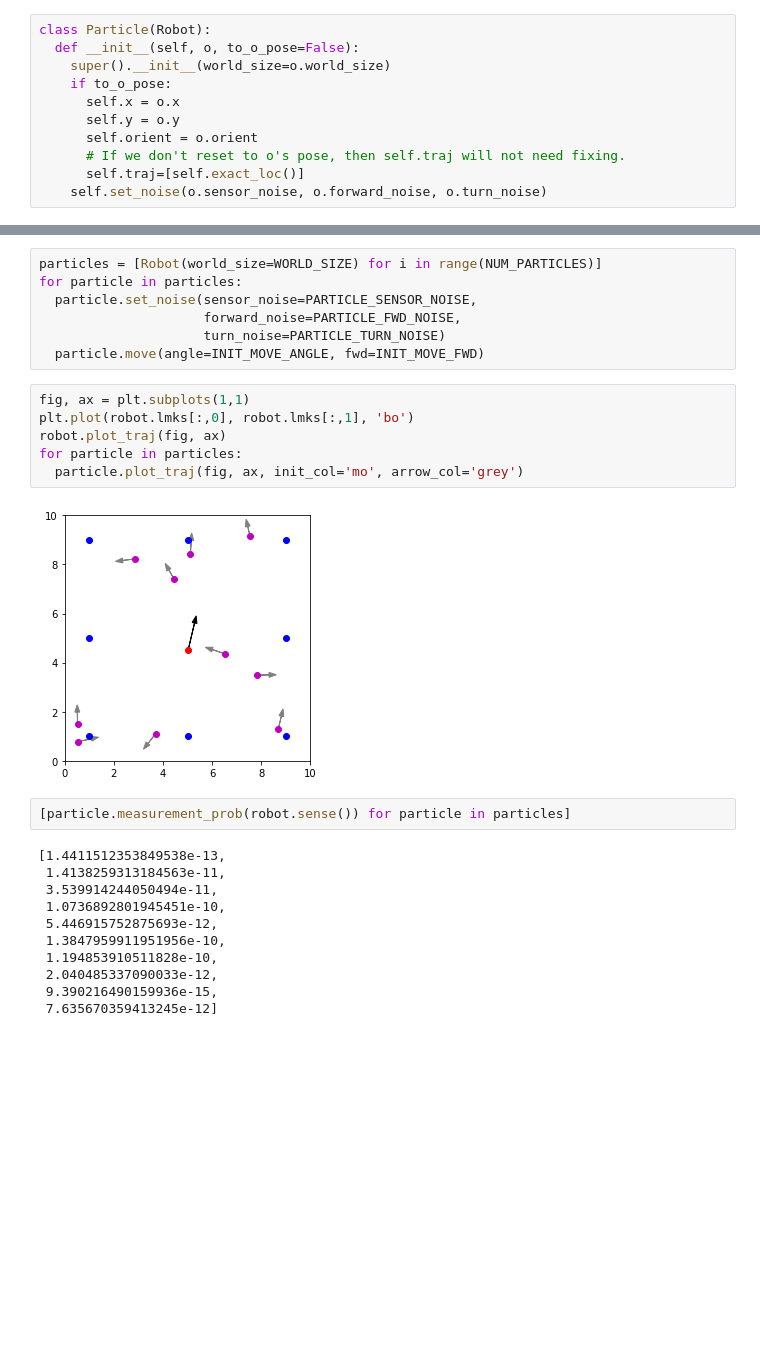
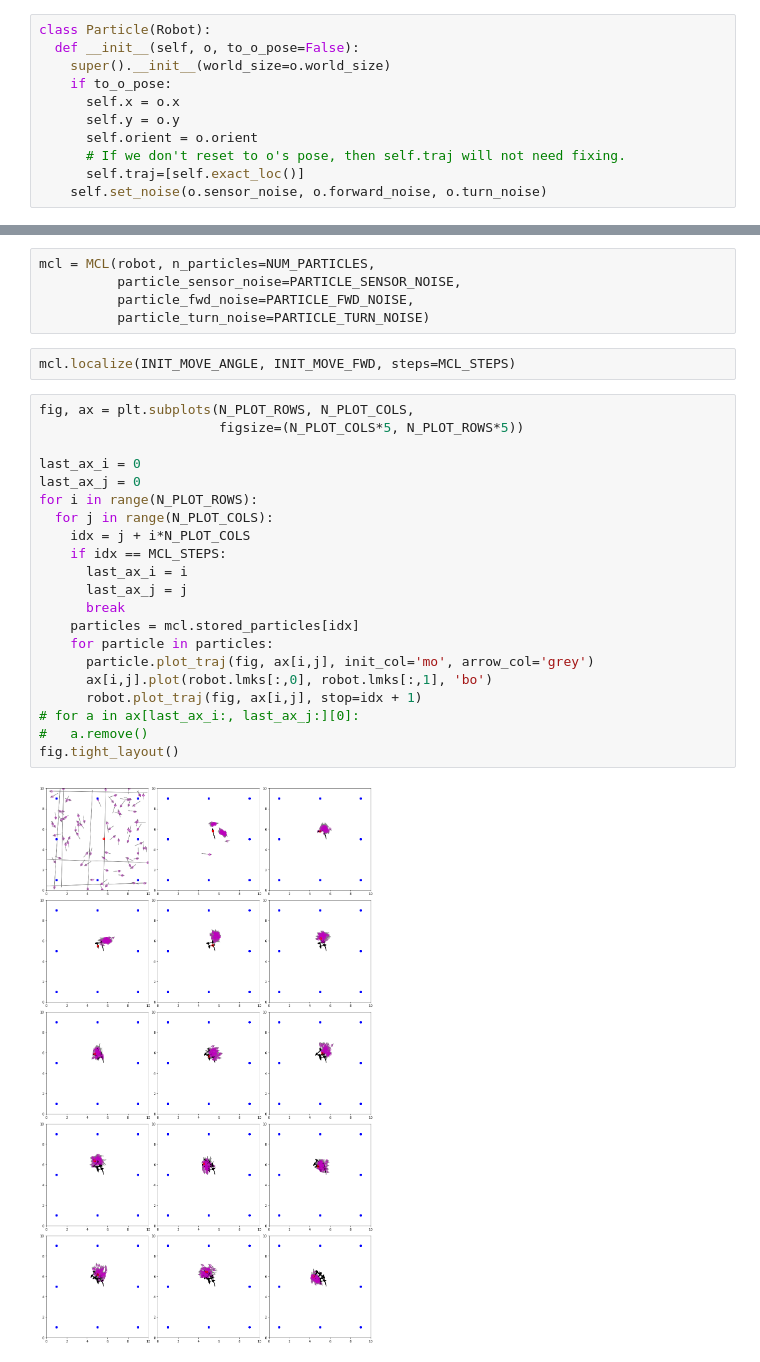
Before and after one commit to vaipatel/udacity_robond_2020, a Jupyter notebook: Monte_Carlo_Localization.ipynb, the cells around one changed output, grey strips where cells are left out. Cells and saved outputs as stored; diff of their text form; blank space fills up the shorter version.

```diff
--- a/Monte_Carlo_Localization.ipynb
+++ b/Monte_Carlo_Localization.ipynb
@@ -213,28 +222,30 @@ array([[-0.59090883, -1.75361054]])
-# %%
-particles = [Robot(world_size=WORLD_SIZE) for i in range(NUM_PARTICLES)]
-for particle in particles:
-  particle.set_noise(sensor_noise=PARTICLE_SENSOR_NOISE,
-                     forward_noise=PARTICLE_FWD_NOISE,
-                     turn_noise=PARTICLE_TURN_NOISE)
-  particle.move(angle=INIT_MOVE_ANGLE, fwd=INIT_MOVE_FWD)
-# %%
-fig, ax = plt.subplots(1,1)
-plt.plot(robot.lmks[:,0], robot.lmks[:,1], 'bo')
-robot.plot_traj(fig, ax)
-for particle in particles:
-  particle.plot_traj(fig, ax, init_col='mo', arrow_col='grey')
-# %% [output]
-[figure, removed]
-# %%
-[particle.measurement_prob(robot.sense()) for particle in particles]
-# %% [output]
-[1.4411512353849538e-13,
- 1.4138259313184563e-11,
- 3.539914244050494e-11,
- 1.0736892801945451e-10,
- 5.446915752875693e-12,
- 1.3847959911951956e-10,
- 1.194853910511828e-10,
- 2.040485337090033e-12,
- 9.390216490159936e-15,
- 7.635670359413245e-12]
+# %%
+mcl = MCL(robot, n_particles=NUM_PARTICLES,
+          particle_sensor_noise=PARTICLE_SENSOR_NOISE,
+          particle_fwd_noise=PARTICLE_FWD_NOISE,
+          particle_turn_noise=PARTICLE_TURN_NOISE)
+# %%
+mcl.localize(INIT_MOVE_ANGLE, INIT_MOVE_FWD, steps=MCL_STEPS)
+# %%
+fig, ax = plt.subplots(N_PLOT_ROWS, N_PLOT_COLS,
+                       figsize=(N_PLOT_COLS*5, N_PLOT_ROWS*5))
+
+last_ax_i = 0
+last_ax_j = 0
+for i in range(N_PLOT_ROWS):
+  for j in range(N_PLOT_COLS):
+    idx = j + i*N_PLOT_COLS
+    if idx == MCL_STEPS:
+      last_ax_i = i
+      last_ax_j = j
+      break
+    particles = mcl.stored_particles[idx]
+    for particle in particles:
+      particle.plot_traj(fig, ax[i,j], init_col='mo', arrow_col='grey')
+      ax[i,j].plot(robot.lmks[:,0], robot.lmks[:,1], 'bo')
+      robot.plot_traj(fig, ax[i,j], stop=idx + 1)
+# for a in ax[last_ax_i:, last_ax_j:][0]:
+#   a.remove()
+fig.tight_layout()
+# %% [output]
+[figure, added]
```
Also changed, not shown: parts of 6 cells of this notebook.
